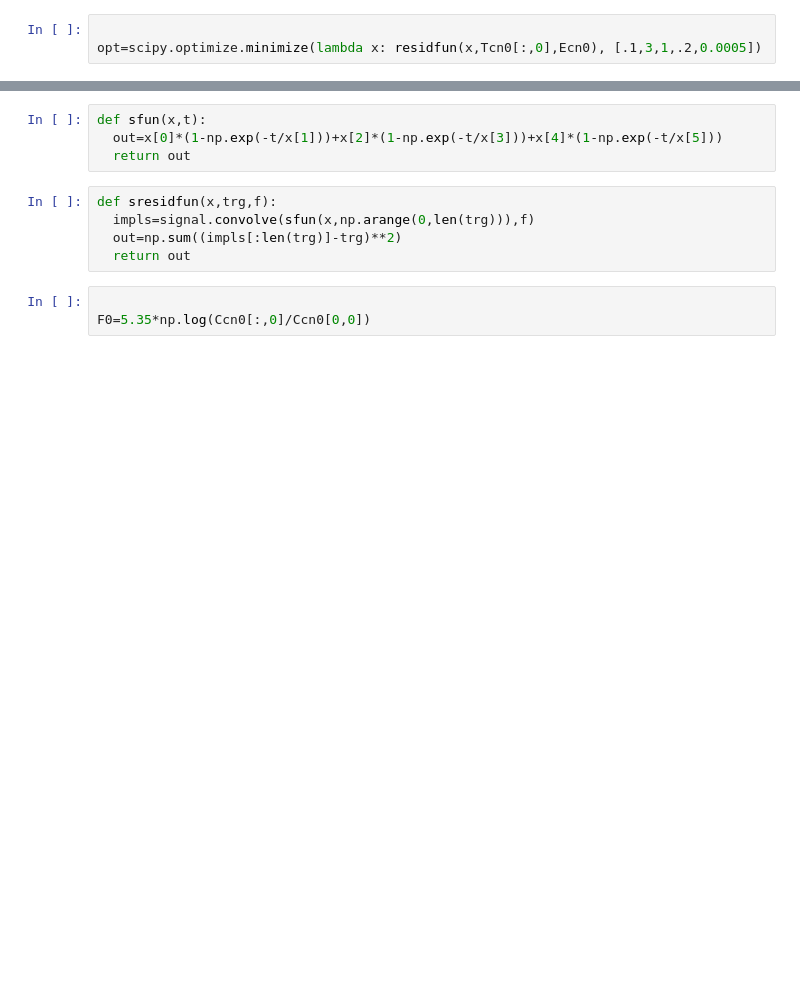
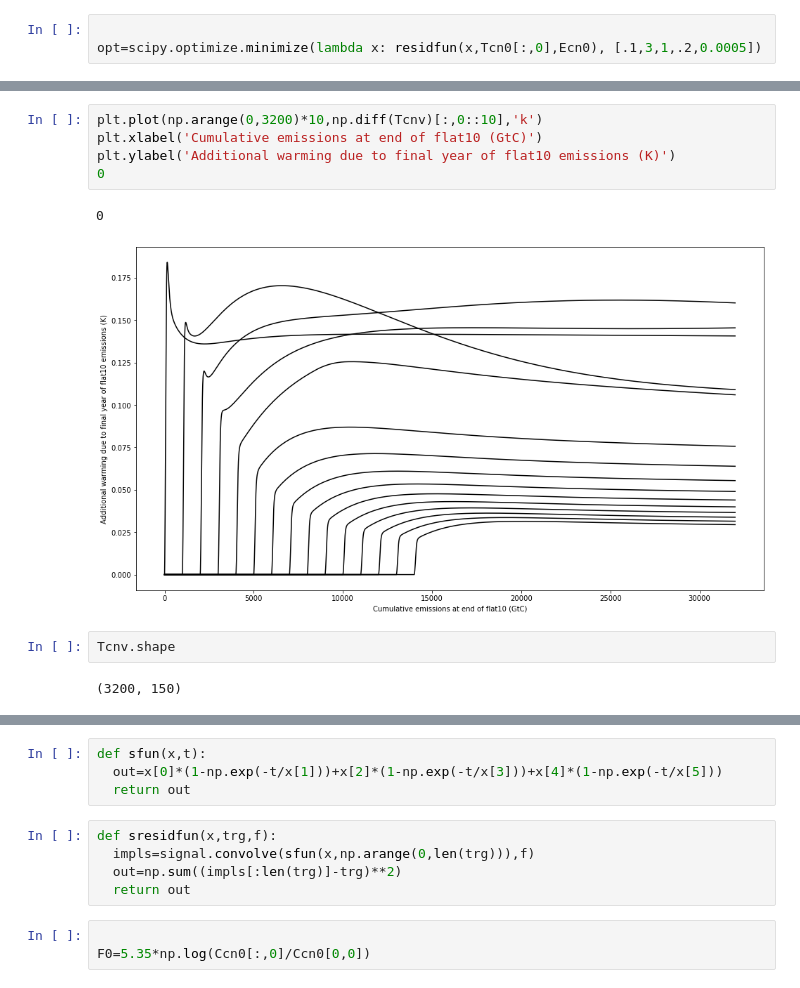
Before and after one commit to ckoven/esm-deck, a Jupyter notebook: Fair_ESM_DECK.ipynb, the cells around one changed output, grey strips where cells are left out. Drawn from its saved outputs; the diff is of its cells as text; blank space fills up the shorter version.

```diff
--- a/Fair_ESM_DECK.ipynb
+++ b/Fair_ESM_DECK.ipynb
@@ -869,0 +966,12 @@ ax2.legend([p1[0],p0[0],p2[0],p3[0]],['flat10 parametric reconvolved','flat10 FF
+# %%
+plt.plot(np.arange(0,3200)*10,np.diff(Tcnv)[:,0::10],'k')
+plt.xlabel('Cumulative emissions at end of flat10 (GtC)')
+plt.ylabel('Additional warming due to final year of flat10 emissions (K)')
+0
+# %% [output]
+0
+[figure, added]
+# %%
+Tcnv.shape
+# %% [output]
+(3200, 150)
```
Also changed, not shown: parts of 19 cells of this notebook, 6 other files.
